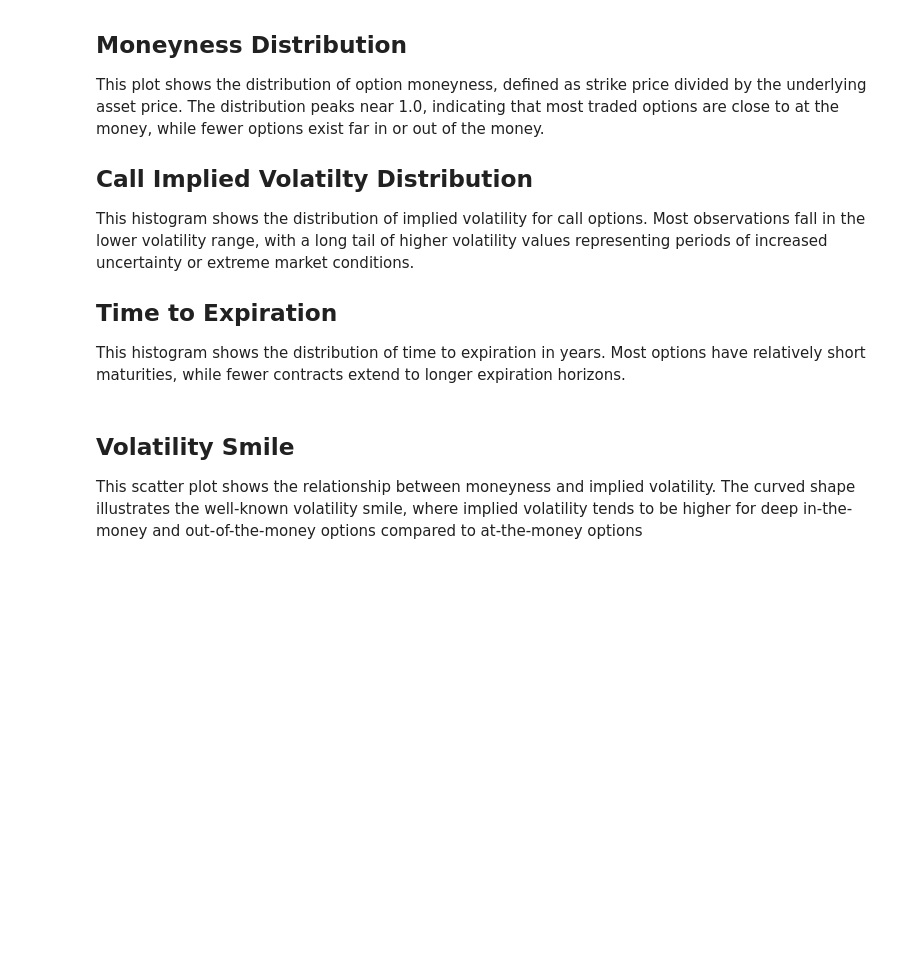
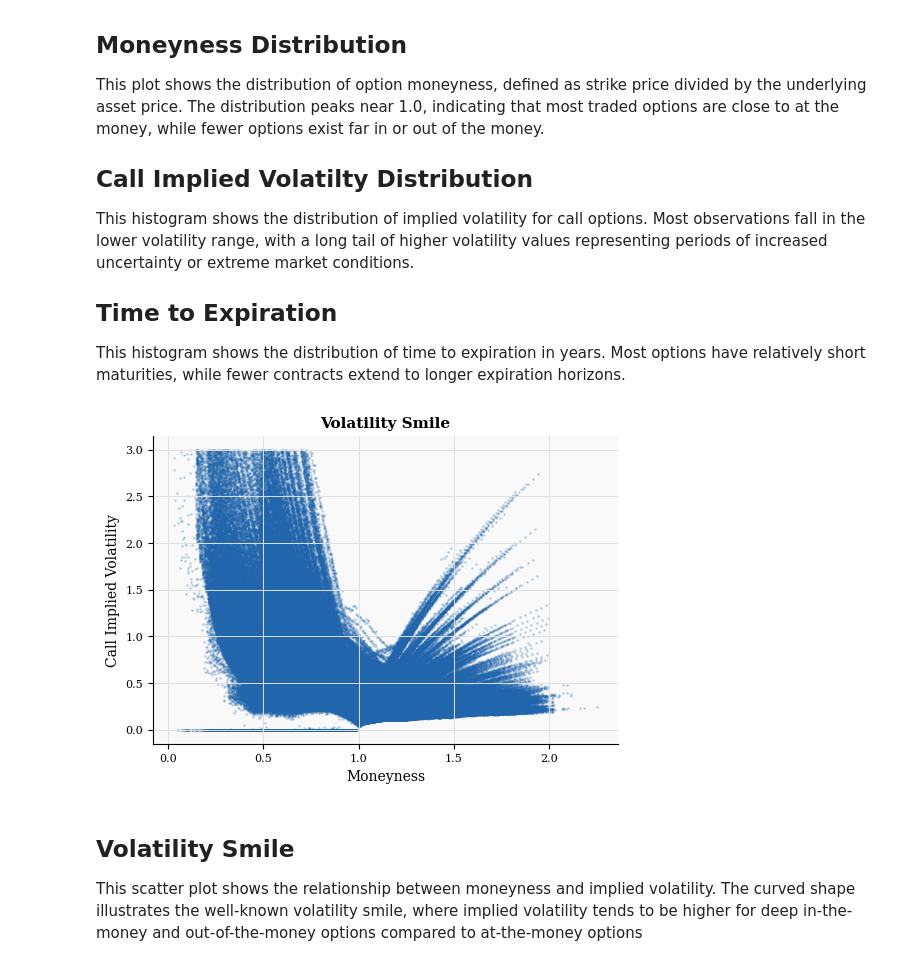
Before and after one commit to samuelescarfone/Capstone_Realtime_Option_Pricing, a Jupyter notebook: main.ipynb, the cells around one changed output. Cells and saved outputs as stored; diff of their text form; code cells hidden in the pictures; blank space fills up the shorter version.

```diff
--- a/main.ipynb
+++ b/main.ipynb
@@ -383,11 +415,13 @@ This histogram shows the distribution of implied volatility for call options. Mo
 This histogram shows the distribution of time to expiration in years. Most options have relatively short maturities, while fewer contracts extend to longer expiration horizons.
 # %%
 plt.figure(figsize=(6,4))
-plt.scatter(data["MONEYNESS"], data["C_IV"], s=1, alpha=0.2)
+plt.scatter(data["MONEYNESS"], data["C_IV"], s=1, alpha=0.2, color= blue)
 plt.xlabel("Moneyness")
 plt.ylabel("Call Implied Volatility")
 plt.title("Volatility Smile")
 plt.show()
+# %% [output]
+[figure, added]
 # %% [markdown]
 ## Volatility Smile
 This scatter plot shows the relationship between moneyness and implied volatility. The curved shape illustrates the well-known volatility smile, where implied volatility tends to be higher for deep in-the-money and out-of-the-money options compared to at-the-money options
```
Also changed, not shown: parts of 35 cells of this notebook, 1 other file.
